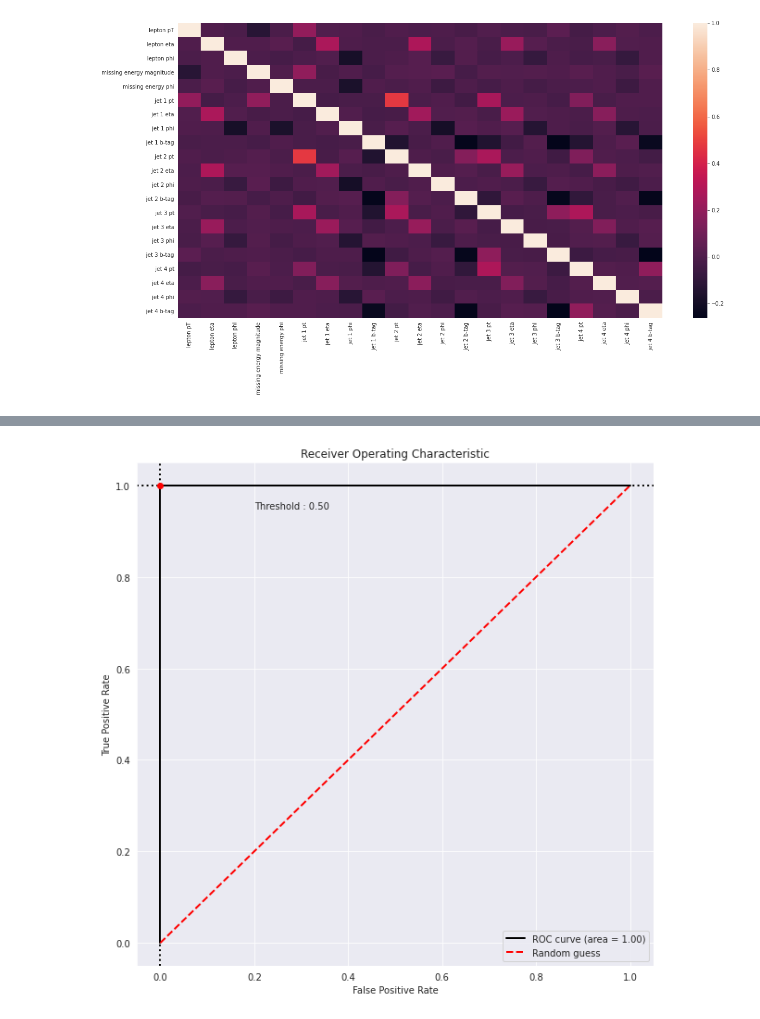
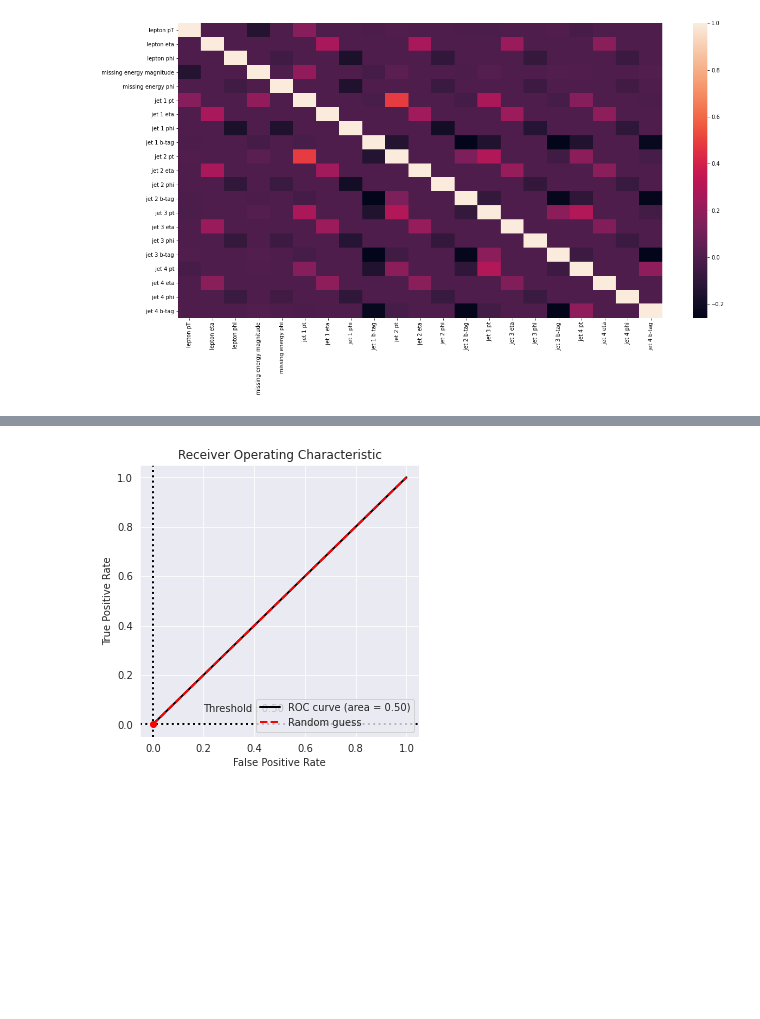
Before and after one commit to Yash-10/Higgs-Classification, a Jupyter notebook: HiggsClassification.ipynb, the cells around one changed output, grey strips where cells are left out. Drawn from its saved outputs; the diff is of its cells as text; code cells hidden in the pictures; blank space fills up the shorter version.

Commit message:
Modify code to set benchmark accuracy

```diff
--- a/HiggsClassification.ipynb
+++ b/HiggsClassification.ipynb
@@ -72,9 +72,6 @@ data_
 | 10999997 | 0.0 | 1.178030 | 0.117796 | -1.276980 | 1.864457 | -0.584370 | 0.998519 | ... |
 | 10999998 | 0.0 | 0.464477 | -0.337047 | 0.229019 | 0.954596 | -0.868466 | 0.430004 | ... |
 10999999 rows × 29 columns
-# %%
-# Select only the first 5000 rows (to prevent session crashing while model training)
-data_ = data_.iloc[:5000, :]
 # %%
 drop_cols = data_.columns[-7:]
 data_ = data_.drop(columns=list(drop_cols))
@@ -201,7 +210,7 @@ class Higgs_Model(nn.Module):
 Higgs_model = Higgs_Model()
 # %%
 criterion = nn.BCELoss()
-optimizer = optim.Adam(params=Higgs_model.parameters(), lr=0.001)
+optimizer = optim.Adam(params=Higgs_model.parameters(), lr=0.0001)
 # %%
 print(Higgs_model)
 # %% [output]
@@ -311,24 +316,0 @@ odict_keys(['fc1.weight', 'fc1.bias', 'fc2.weight', 'fc2.bias', 'fc3.weight', 'f
-# %%
-# Model accuracy can be plotted by running this cell
-
-Higgs_model.load_state_dict(state_dict)
-accuracy = 0
-accuracies = []
-for i, batch in enumerate(validation_loader, 0):
-  data = batch['data']
-  data = data.view(data.shape[0], -1)
-  output = Higgs_model(data.float())
-  target = batch['class']
-  target = target.type(torch.LongTensor)
-  top_p, top_class = output.topk(1, dim=1)
-  equals = top_class == target.view(*top_class.shape)
-  accuracy += torch.mean(equals.type(torch.FloatTensor))
-  accuracies.append(accuracy)
-
-print(f'Accuracy: {accuracy / len(train_loader)}')
-
-plt.plot(accuracies)
-plt.title('model accuracy on test set')
-plt.ylabel('accuracy')
-plt.xlabel('no.of epochs')
-plt.show()
@@ -355,24 +392,12 @@ Requirement already satisfied: joblib>=0.11 in /usr/local/lib/python3.7/dist-pac
 Requirement already satisfied: six>=1.5 in /usr/local/lib/python3.7/dist-packages (from python-dateutil>=2.7.3->pandas>=0.23.4->plot-metric) (1.15.0)
 # %%
-# ROC Curve visualization
-
-for i, batch in enumerate(validation_loader, 0):
-  data = batch['data']
-  data = data.view(data.shape[0], -1)
-  output = Higgs_model(data.float())
-  target = batch['class']
-  target = target.type(torch.LongTensor)
-
-  break
-
 from plot_metric.functions import BinaryClassification
 # Visualisation with plot_metric
-output = output.detach().numpy()
-bc = BinaryClassification(output.round(), target, labels=["Class 1", "Class 2"])
+bc = BinaryClassification(target, predictions, labels=["Class 1", "Class 2"])
 
 # Figures
-plt.figure(figsize=(10, 10))
+plt.figure(figsize=(5,5))
 bc.plot_roc_curve()
 plt.show()
 # %% [output]
-[figure, old version]
+[figure, new version]
```
Also changed, not shown: parts of 16 cells of this notebook.
